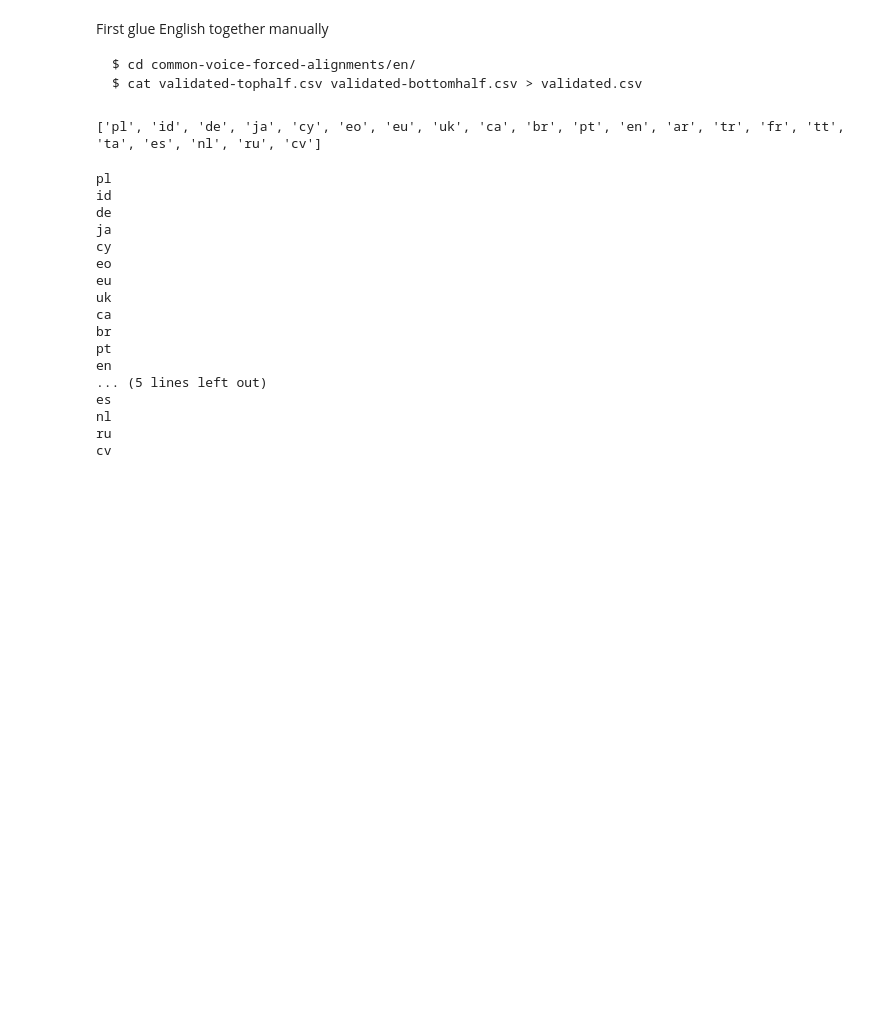
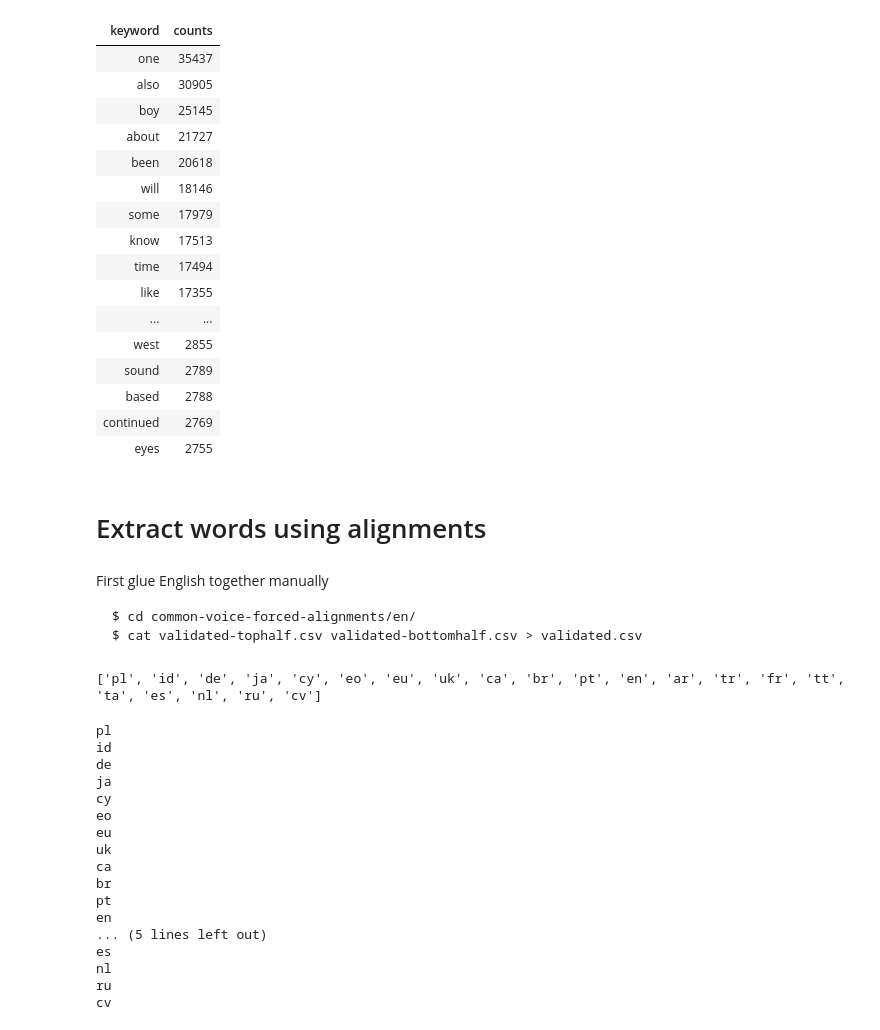
Before and after one commit to harvard-edge/multilingual_kws, a Jupyter notebook: WordCounts.ipynb, the cells around one changed output. Drawn from its saved outputs; the diff is of its cells as text; code cells hidden in the pictures; blank space fills up the shorter version.

```diff
--- a/WordCounts.ipynb
+++ b/WordCounts.ipynb
@@ -19,3 +61,32 @@ sns.set(font_scale=1.4)
+# %%
+import pydub
+for w in words:
+    wavs = glob.glob(f"../frequent_words/en/clips/{w}/*.wav")
+    c[w] = len(wavs)
+# %%
+df = pd.DataFrame(c.most_common(), columns=["keyword", "counts"])
+with pd.option_context('display.max_rows', None, 'display.max_columns', None):  # more options can be specified also
+    display(df.style.hide_index())
+# %% [output]
+| keyword | counts |
+| one | 35437 |
+| also | 30905 |
+| boy | 25145 |
+| about | 21727 |
+| been | 20618 |
+| will | 18146 |
+| some | 17979 |
+| know | 17513 |
+| time | 17494 |
+| like | 17355 |
+| ... | ... |
+| west | 2855 |
+| sound | 2789 |
+| based | 2788 |
+| continued | 2769 |
+| eyes | 2755 |
+# %% [markdown]
+# Extract words using alignments
 # %% [markdown]
 First glue English together manually
 
```
Also changed, not shown: parts of 11 cells of this notebook.
